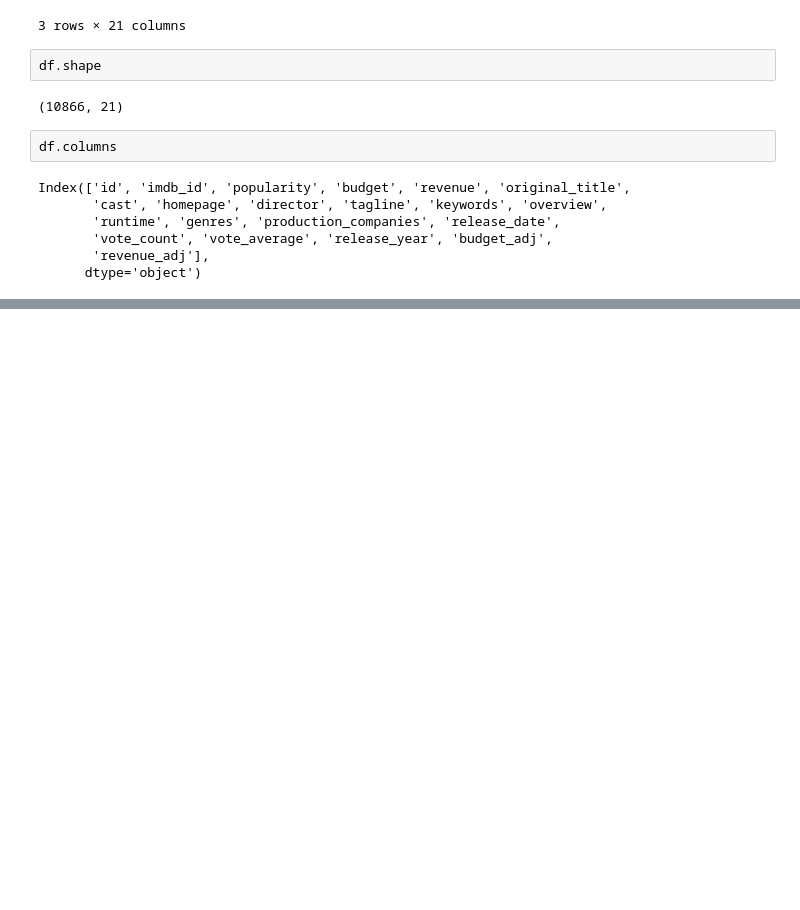
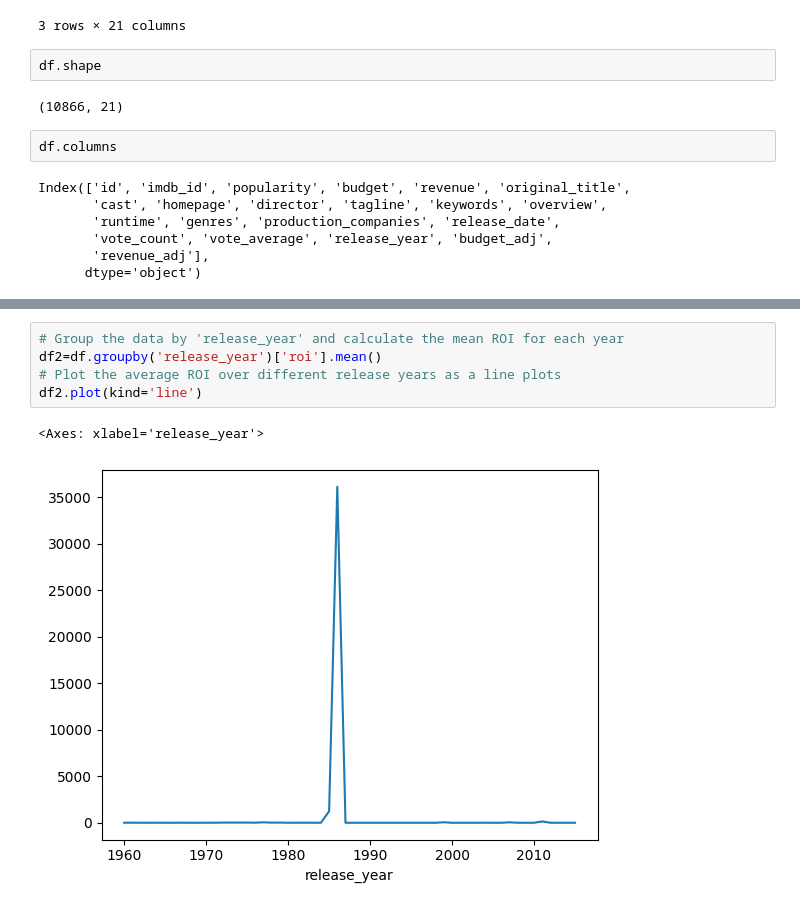
Before and after one commit to saikaldi/MovieAnalysis, a Jupyter notebook: movies..ipynb, the cells around one changed output, grey strips where cells are left out. Cells and saved outputs as stored; diff of their text form; blank space fills up the shorter version.

```diff
--- a/movies..ipynb
+++ b/movies..ipynb
@@ -111,0 +204,8 @@ df.insert(4, 'roi', df.profit / df.budget)
+# %%
+# Group the data by 'release_year' and calculate the mean ROI for each year
+df2=df.groupby('release_year')['roi'].mean()
+# Plot the average ROI over different release years as a line plots
+df2.plot(kind='line')
+# %% [output]
+<Axes: xlabel='release_year'>
+[figure, added]
```
Also changed, not shown: parts of 65 cells of this notebook.
